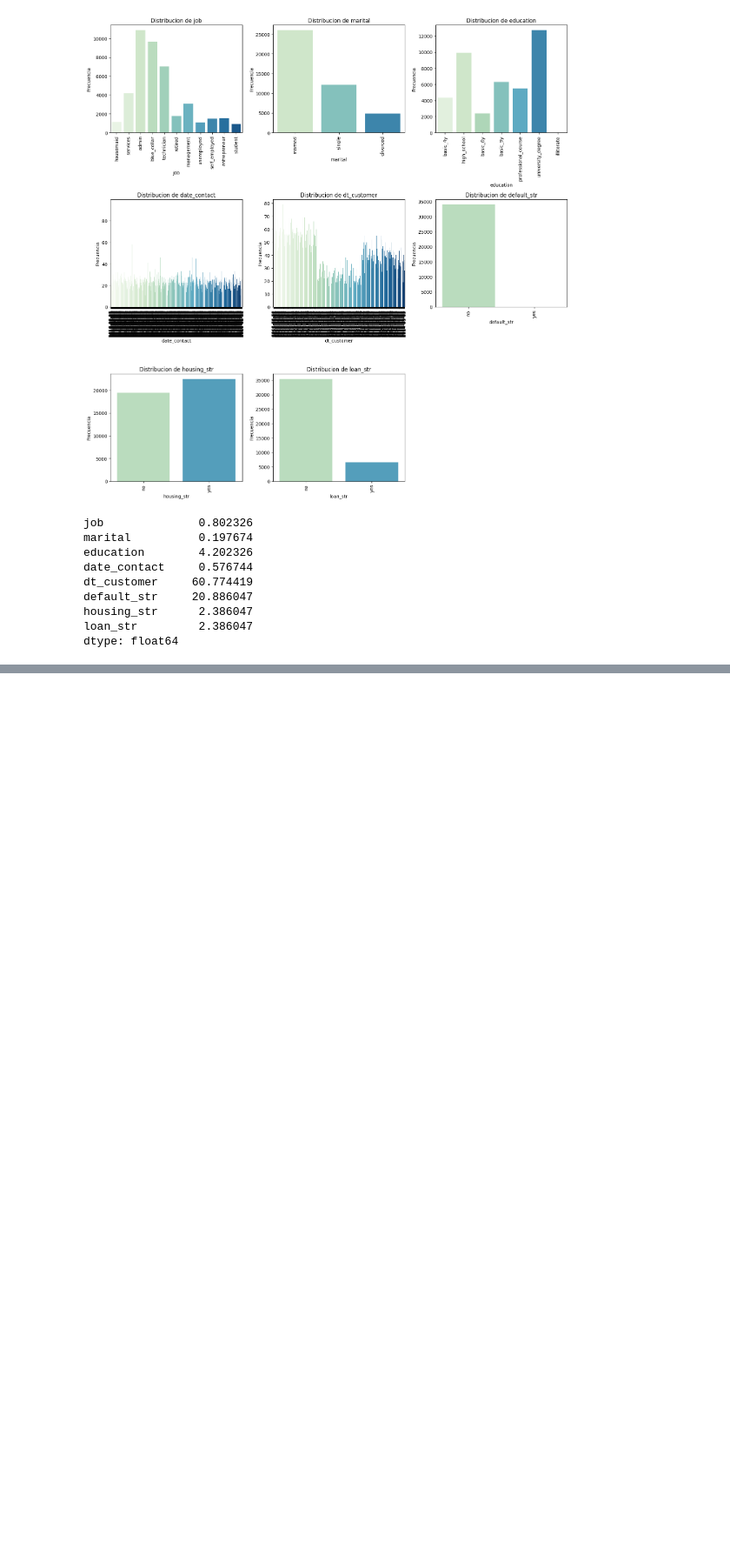
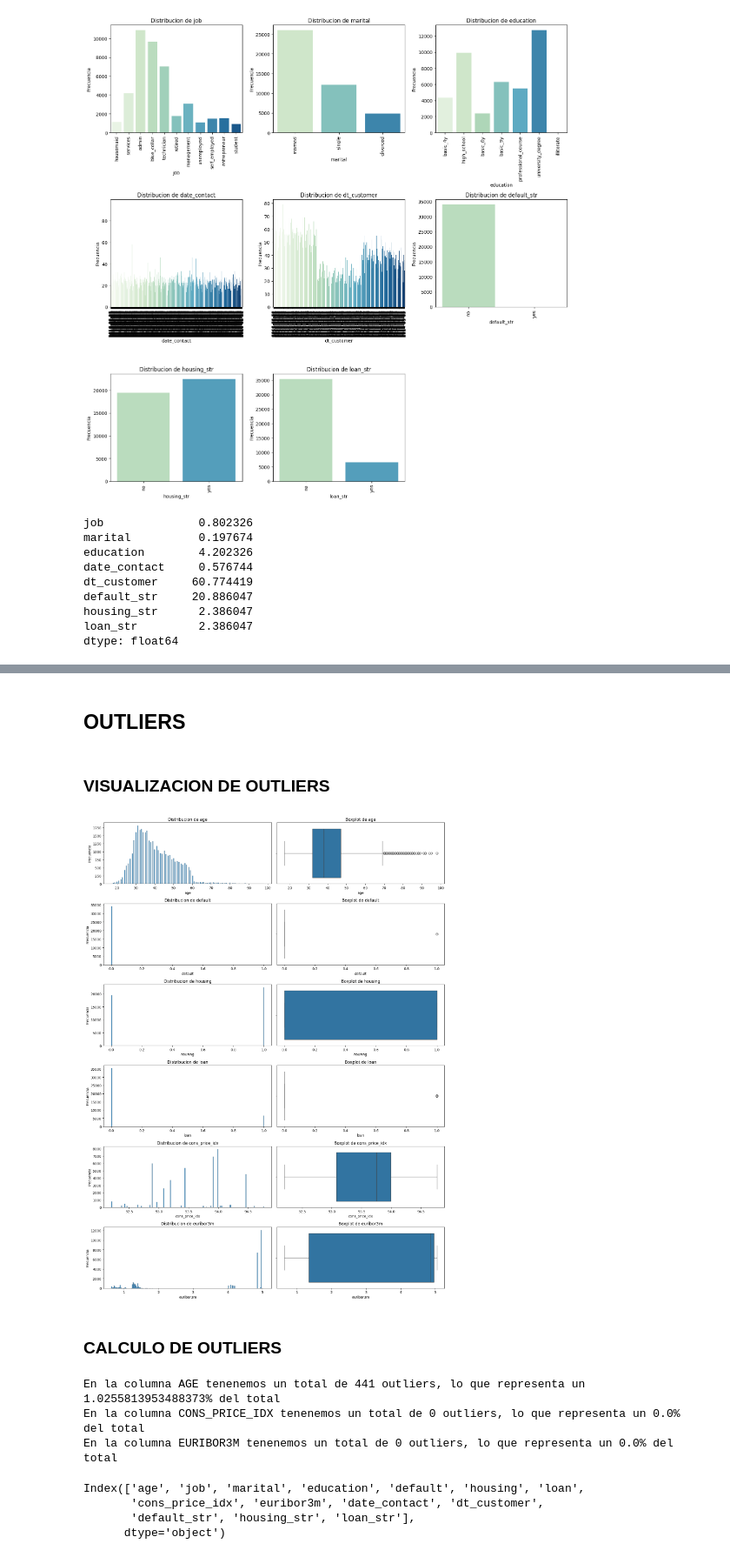
Before and after one commit to Vic-tor123/PROYECTO_MARKETING_EDA_PYTHON, a Jupyter notebook: notebooks/04.Nulos.ipynb, the cells around one changed output, grey strips where cells are left out. Shown at 87% size. Cells and saved outputs as stored; diff of their text form; code cells hidden in the pictures; blank space fills up the shorter version.

Commit message:
imputacion de nulos y calculo de outliers

```diff
--- a/notebooks/04.Nulos.ipynb
+++ b/notebooks/04.Nulos.ipynb
@@ -112,0 +134,23 @@ df_nulos.describe().T
+# %% [markdown]
+## OUTLIERS
+# %% [markdown]
+### VISUALIZACION DE OUTLIERS
+# %%
+sn.subplot_col_num(df_nulos)
+# %% [output]
+[figure, added]
+# %% [markdown]
+### CALCULO DE OUTLIERS
+# %%
+sn.calculo_outliers(df,['age','cons_price_idx','euribor3m'])
+# %% [output]
+En la columna AGE tenenemos un total de 441 outliers, lo que representa un 1.0255813953488373% del total
+En la columna CONS_PRICE_IDX tenenemos un total de 0 outliers, lo que representa un 0.0% del total
+En la columna EURIBOR3M tenenemos un total de 0 outliers, lo que representa un 0.0% del total
+# %%
+df_nulos.columns
+# %% [output]
+Index(['age', 'job', 'marital', 'education', 'default', 'housing', 'loan',
+       'cons_price_idx', 'euribor3m', 'date_contact', 'dt_customer',
+       'default_str', 'housing_str', 'loan_str'],
+      dtype='object')
```
Also changed, not shown: parts of 7 cells of this notebook, 1 other file.
